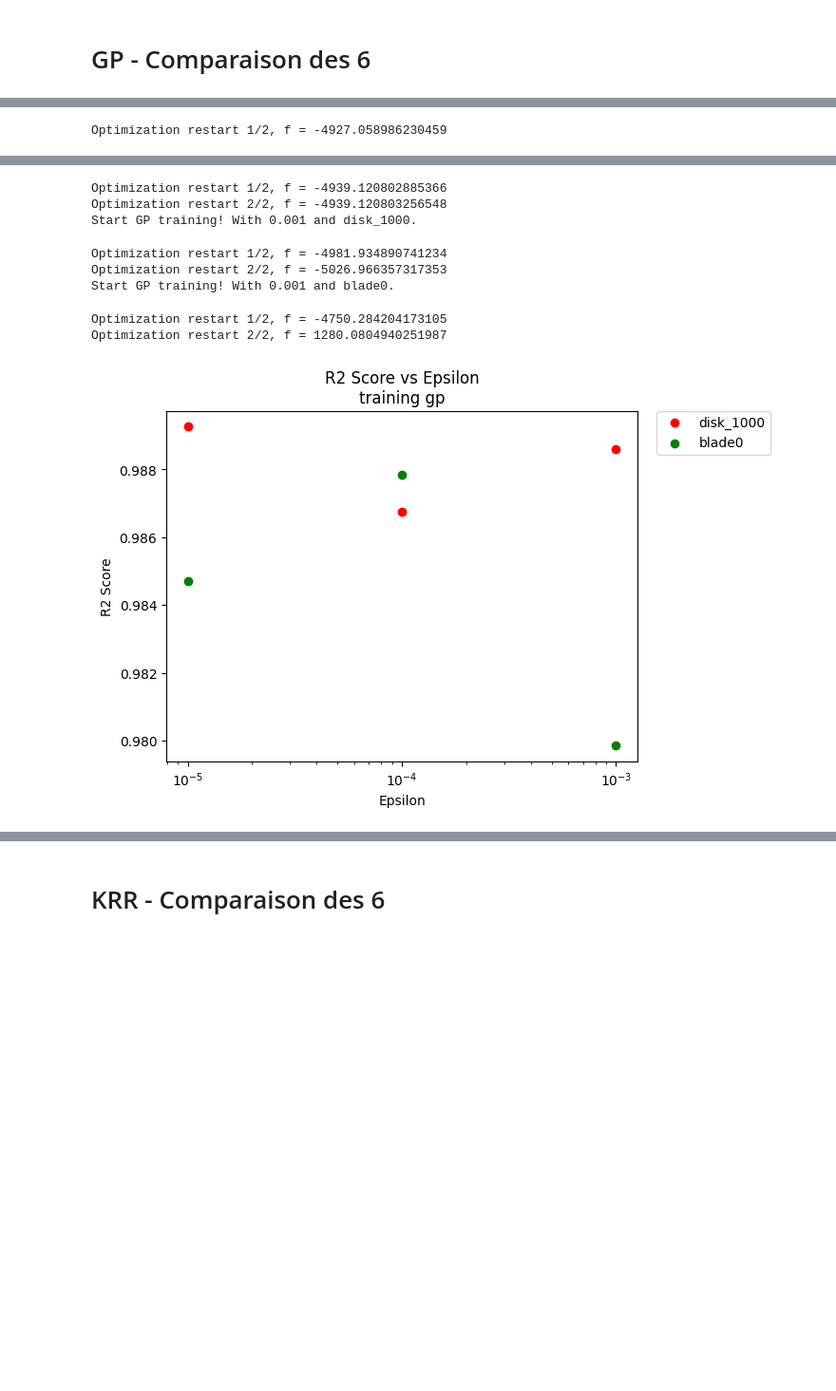
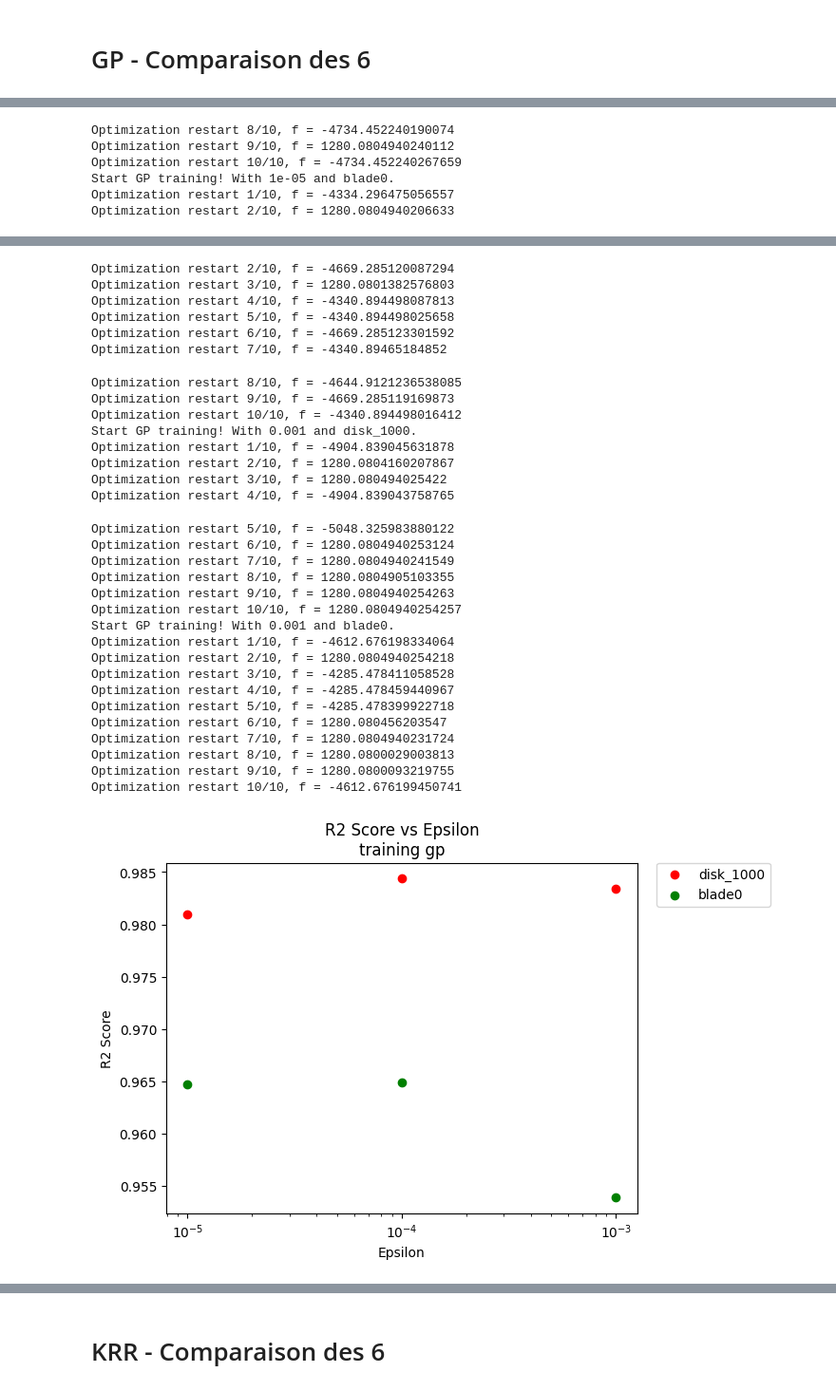
Before and after one commit to Lui5ito/GraduationProject, a Jupyter notebook: Experimental Part/another.ipynb, the cells around one changed output, grey strips where cells are left out. Shown at 95% size. Saved outputs shown, nothing was run; the diff lists cells and outputs as text; code cells hidden in the pictures; blank space fills up the shorter version.

```diff
--- a/Experimental Part/another.ipynb
+++ b/Experimental Part/another.ipynb
@@ -361,7 +361,7 @@ for epsilon in epsilons:
         kernel_product = kernel_sinkhorn.prod(kernel_scalars, name='productKernel')
         kmodel = GPRegression(X_train_, y_train[:, 0:1], kernel_product)
         print(f"Start GP training! With {epsilon} and {measure}.")
-        kmodel.optimize_restarts(num_restarts = 2, messages = False, max_iters = 5000)
+        kmodel.optimize_restarts(num_restarts = 10, messages = False, max_iters = 5000)
 
         # predict
         y_pred, _ = kmodel.predict(X_test_)
@@ -381,7 +381,7 @@ plt.xlabel('Epsilon')
 plt.ylabel('R2 Score')
 plt.title('R2 Score vs Epsilon\ntraining gp')
 plt.legend(bbox_to_anchor=(1.04, 1), borderaxespad=0)
-plt.savefig(f"gp_allepsilon_allref.png", bbox_inches = "tight", format = "png")
+plt.savefig(f"Images/gp_allepsilon_allref.png", bbox_inches = "tight", format = "png")
 plt.show()
 # %% [output]
 Start GP training! With 1e-05 and disk_1000.
@@ -391 +395,6 @@ Start GP training! With 1e-05 and blade0.
-Optimization restart 1/2, f = -4927.058986230459
+Optimization restart 8/10, f = -4734.452240190074
+Optimization restart 9/10, f = 1280.0804940240112
+Optimization restart 10/10, f = -4734.452240267659
+Start GP training! With 1e-05 and blade0.
+Optimization restart 1/10, f = -4334.296475056557
+Optimization restart 2/10, f = 1280.0804940206633
@@ -397,12 +422,35 @@ Start GP training! With 0.0001 and blade0.
-Optimization restart 1/2, f = -4939.120802885366
-Optimization restart 2/2, f = -4939.120803256548
-Start GP training! With 0.001 and disk_1000.
+Optimization restart 2/10, f = -4669.285120087294
+Optimization restart 3/10, f = 1280.0801382576803
+Optimization restart 4/10, f = -4340.894498087813
+Optimization restart 5/10, f = -4340.894498025658
+Optimization restart 6/10, f = -4669.285123301592
+Optimization restart 7/10, f = -4340.89465184852
-Optimization restart 1/2, f = -4981.934890741234
-Optimization restart 2/2, f = -5026.966357317353
-Start GP training! With 0.001 and blade0.
+Optimization restart 8/10, f = -4644.9121236538085
+Optimization restart 9/10, f = -4669.285119169873
+Optimization restart 10/10, f = -4340.894498016412
+Start GP training! With 0.001 and disk_1000.
+Optimization restart 1/10, f = -4904.839045631878
+Optimization restart 2/10, f = 1280.0804160207867
+Optimization restart 3/10, f = 1280.080494025422
+Optimization restart 4/10, f = -4904.839043758765
-Optimization restart 1/2, f = -4750.284204173105
-Optimization restart 2/2, f = 1280.0804940251987
+Optimization restart 5/10, f = -5048.325983880122
+Optimization restart 6/10, f = 1280.0804940253124
+Optimization restart 7/10, f = 1280.0804940241549
+Optimization restart 8/10, f = 1280.0804905103355
+Optimization restart 9/10, f = 1280.0804940254263
+Optimization restart 10/10, f = 1280.0804940254257
+Start GP training! With 0.001 and blade0.
+Optimization restart 1/10, f = -4612.676198334064
+Optimization restart 2/10, f = 1280.0804940254218
+Optimization restart 3/10, f = -4285.478411058528
+Optimization restart 4/10, f = -4285.478459440967
+Optimization restart 5/10, f = -4285.478399922718
+Optimization restart 6/10, f = 1280.080456203547
+Optimization restart 7/10, f = 1280.0804940231724
+Optimization restart 8/10, f = 1280.0800029003813
+Optimization restart 9/10, f = 1280.0800093219755
+Optimization restart 10/10, f = -4612.676199450741
-[figure, old version]
+[figure, new version]
 # %%
 r2_scores_gp
 # %% [output]
```
Also changed, not shown: parts of 4 cells of this notebook, 3 other files.
